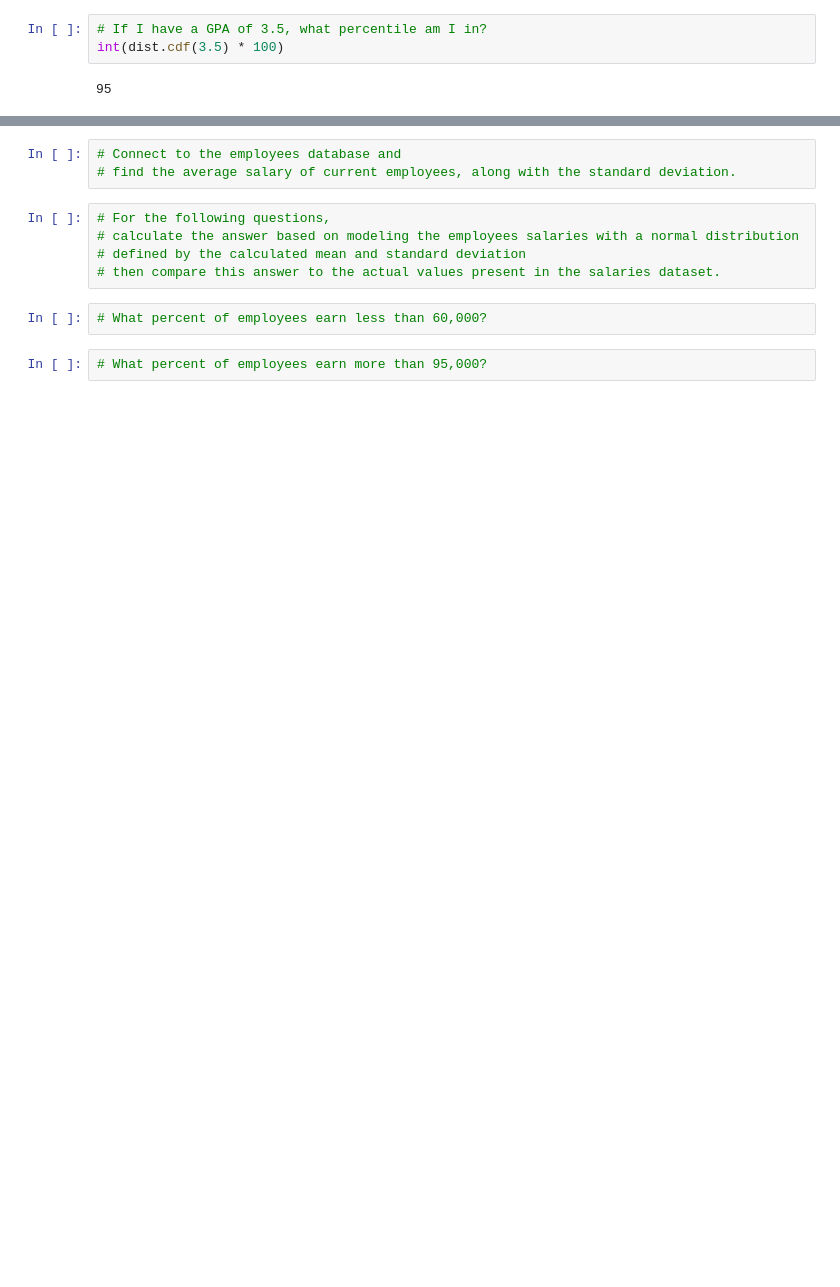
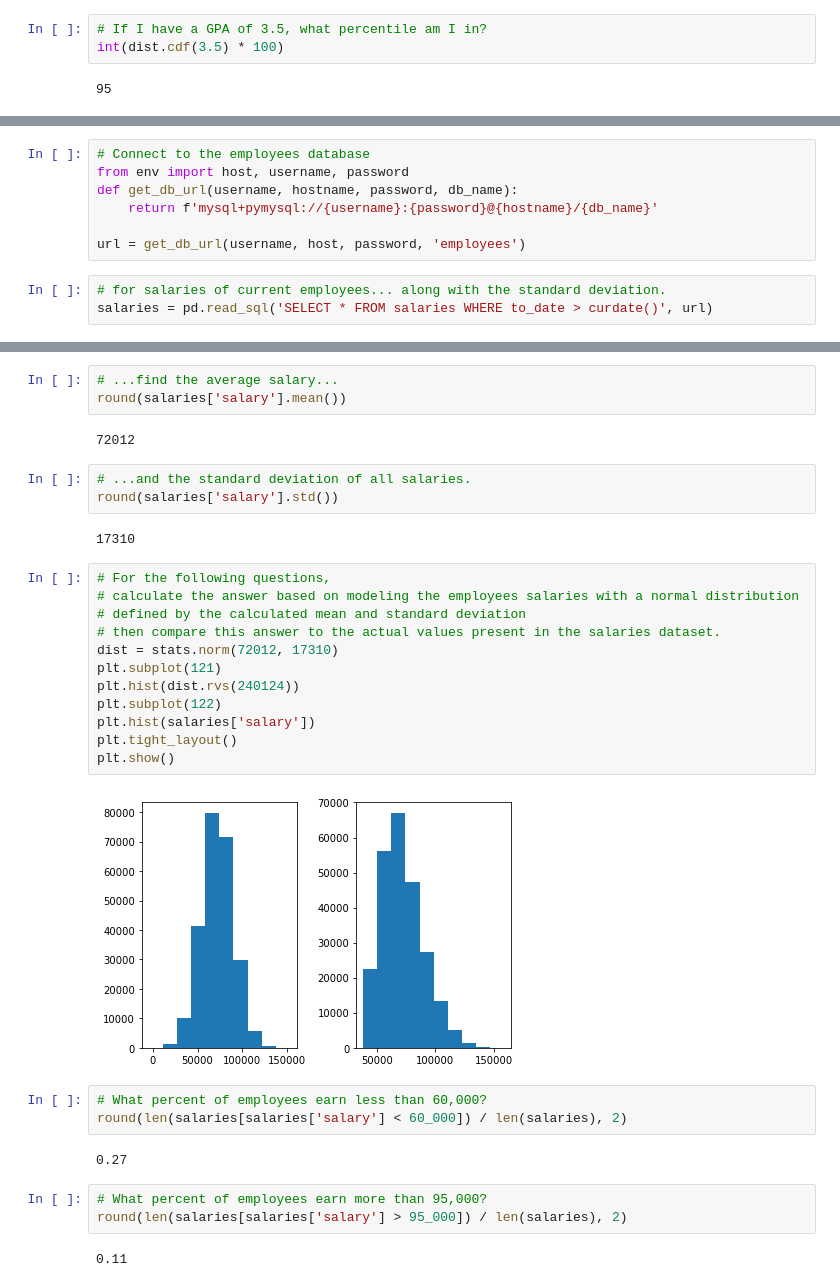
Before and after one commit to JacobPaxton/statistics-exercises, a Jupyter notebook: probability_distributions.ipynb, the cells around one changed output, grey strips where cells are left out. Saved outputs shown, nothing was run; the diff lists cells and outputs as text; blank space fills up the shorter version.

```diff
--- a/probability_distributions.ipynb
+++ b/probability_distributions.ipynb
@@ -92,0 +114,10 @@ int(dist.cdf(3.5) * 100)
+# %%
+# Connect to the employees database
+from env import host, username, password
+def get_db_url(username, hostname, password, db_name):
+    return f'mysql+pymysql://{username}:{password}@{hostname}/{db_name}'
+
+url = get_db_url(username, host, password, 'employees')
+# %%
+# for salaries of current employees... along with the standard deviation.
+salaries = pd.read_sql('SELECT * FROM salaries WHERE to_date > curdate()', url)
@@ -93,14 +141,36 @@ int(dist.cdf(3.5) * 100)
+# %%
+# ...find the average salary...
+round(salaries['salary'].mean())
+# %% [output]
+72012
 # %%
-# Connect to the employees database and
-# find the average salary of current employees, along with the standard deviation.
+# ...and the standard deviation of all salaries.
+round(salaries['salary'].std())
+# %% [output]
+17310
 # %%
 # For the following questions,
 # calculate the answer based on modeling the employees salaries with a normal distribution
 # defined by the calculated mean and standard deviation
 # then compare this answer to the actual values present in the salaries dataset.
+dist = stats.norm(72012, 17310)
+plt.subplot(121)
+plt.hist(dist.rvs(240124))
+plt.subplot(122)
+plt.hist(salaries['salary'])
+plt.tight_layout()
+plt.show()
+# %% [output]
+[figure, added]
 # %%
 # What percent of employees earn less than 60,000?
+round(len(salaries[salaries['salary'] < 60_000]) / len(salaries), 2)
+# %% [output]
+0.27
 # %%
 # What percent of employees earn more than 95,000?
+round(len(salaries[salaries['salary'] > 95_000]) / len(salaries), 2)
+# %% [output]
+0.11
 # %%
 # What percent of employees earn between 65,000 and 80,000?
```
Also changed, not shown: parts of 44 cells of this notebook.
